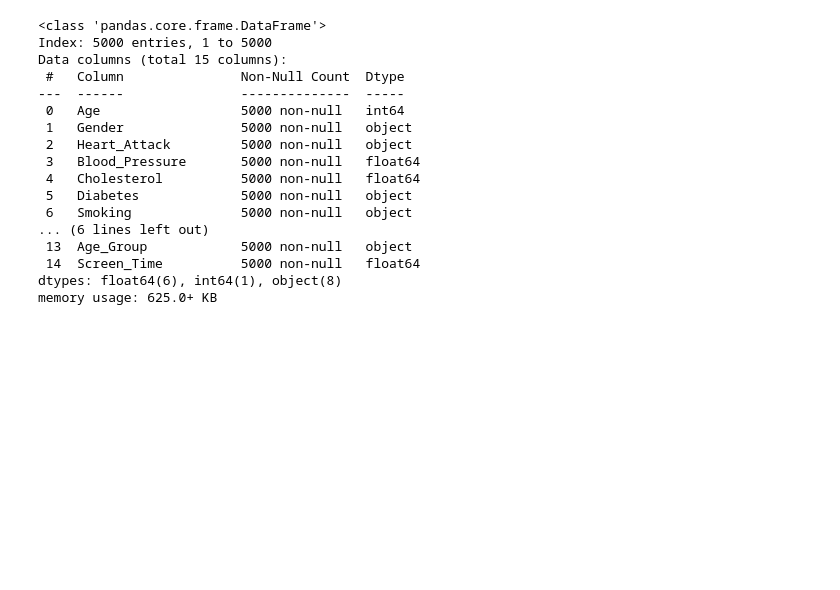
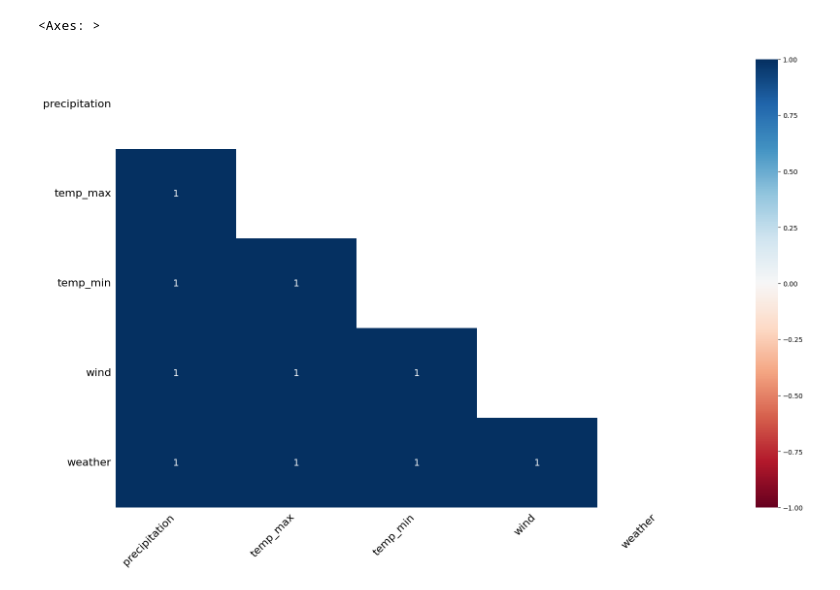
Before and after one commit to 2739673455/Project01, a Jupyter notebook: jupyter.ipynb, the cells around one changed output. Saved outputs shown, nothing was run; the diff lists cells and outputs as text; code cells hidden in the pictures; blank space fills up the shorter version.

```diff
--- a/jupyter.ipynb
+++ b/jupyter.ipynb
@@ -1,23 +0,0 @@
-# %%
-import pandas as pd
-
-df = pd.read_csv("data/heart_attack.csv", index_col=0)
-df.info()
-# %% [output]
-<class 'pandas.core.frame.DataFrame'>
-Index: 5000 entries, 1 to 5000
-Data columns (total 15 columns):
- #   Column               Non-Null Count  Dtype
----  ------               --------------  -----
- 0   Age                  5000 non-null   int64
- 1   Gender               5000 non-null   object
- 2   Heart_Attack         5000 non-null   object
- 3   Blood_Pressure       5000 non-null   float64
- 4   Cholesterol          5000 non-null   float64
- 5   Diabetes             5000 non-null   object
- 6   Smoking              5000 non-null   object
-... (6 lines left out)
- 13  Age_Group            5000 non-null   object
- 14  Screen_Time          5000 non-null   float64
-dtypes: float64(6), int64(1), object(8)
-memory usage: 625.0+ KB
@@ -23,0 +4,6 @@ memory usage: 625.0+ KB
+# %%
+df = pd.read_csv("data/weather_withna.csv")
+msno.heatmap(df)
+# %% [output]
+<Axes: >
+[figure, added]
```
Also changed, not shown: parts of 1 cell of this notebook, 4 other files.
